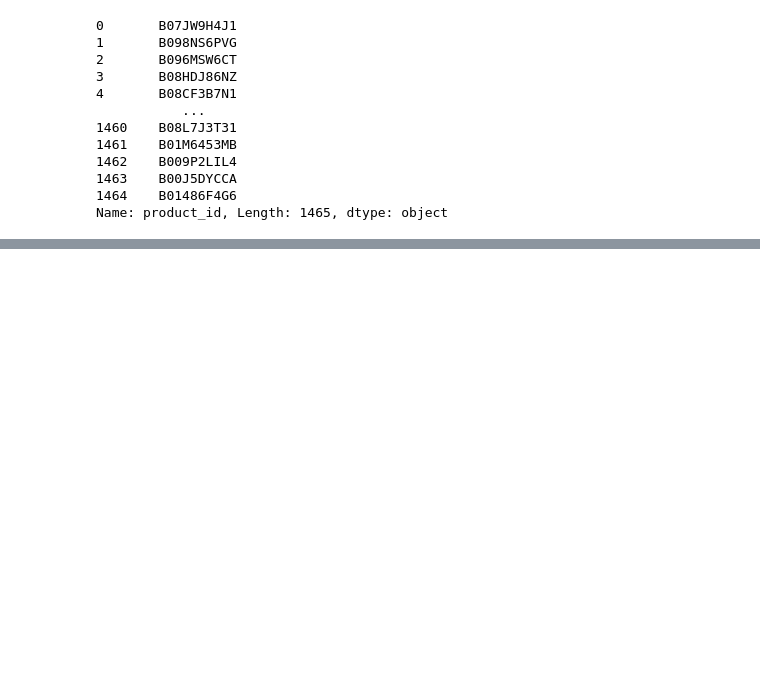
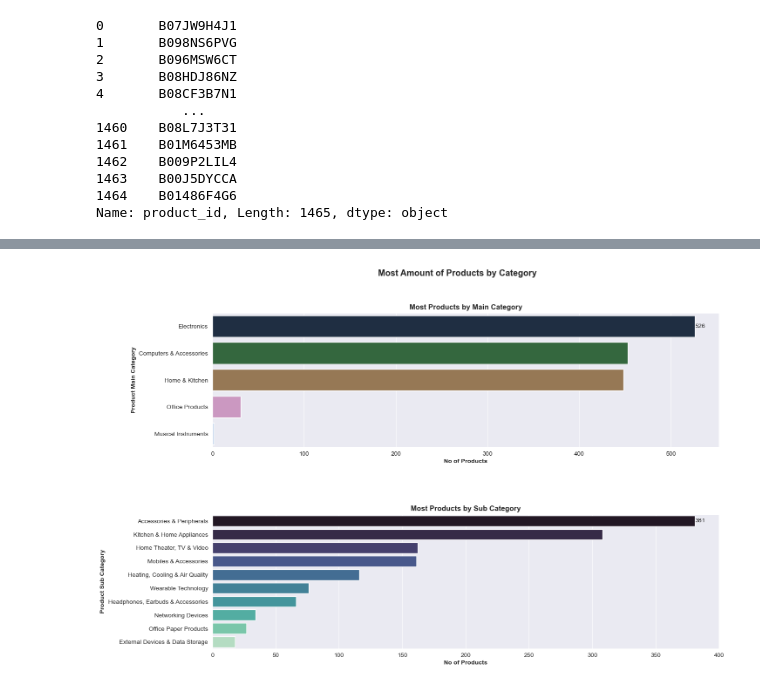
Before and after one commit to Seyone68/Amazon-Sales---Sentiment-Analysis, a Jupyter notebook: app/sales_eda.ipynb, the cells around one changed output, grey strips where cells are left out. Cells and saved outputs as stored; diff of their text form; code cells hidden in the pictures; blank space fills up the shorter version.

```diff
--- a/app/sales_eda.ipynb
+++ b/app/sales_eda.ipynb
@@ -307,0 +419,3 @@ df1.head()
+# %%
+sns.set_style('darkgrid')
+sns.set_palette('Spectral')
@@ -307,0 +449,28 @@ df1.head()
+# %%
+# Most amount of products by category
+most_main_items = df1['category_1'].value_counts().head(5).rename_axis('Main Category').reset_index(name='Number of Products')
+most_sub_items = df1['category_2'].value_counts().head(10).rename_axis('Sub Category').reset_index(name='Number of Products')
+
+fig, ax = plt.subplots(2, 1, figsize=(15, 10))
+fig.suptitle('Most Amount of Products by Category', fontweight='bold', size='x-large')
+
+sns.barplot(ax=ax[0], x='Number of Products', y='Main Category', data=most_main_items, palette='cubehelix')
+sns.barplot(ax=ax[1], x='Number of Products', y='Sub Category', data=most_sub_items, palette='mako')
+
+plt.subplots_adjust(hspace=0.5)
+
+ax[0].set_xlabel('No of Products', fontweight='bold')
+ax[0].set_ylabel('Product Main Category', fontweight='bold')
+
+ax[1].set_xlabel('No of Products', fontweight='bold')
+ax[1].set_ylabel('Product Sub Category', fontweight='bold')
+
+ax[0].set_title('Most Products by Main Category', fontweight='bold')
+ax[1].set_title('Most Products by Sub Category', fontweight='bold')
+
+ax[0].bar_label(ax[0].containers[0])
+ax[1].bar_label(ax[1].containers[0])
+
+plt.show()
+# %% [output]
+[figure, added]
```
Also changed, not shown: parts of 11 cells of this notebook.
